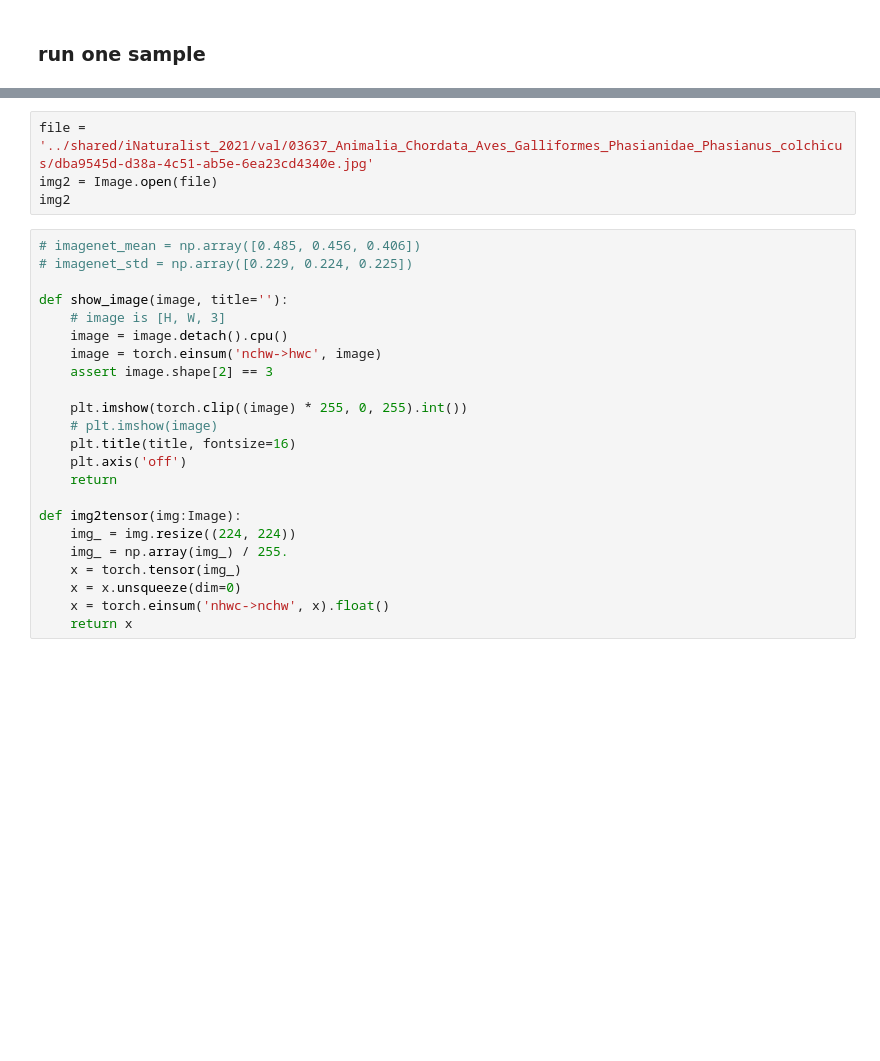
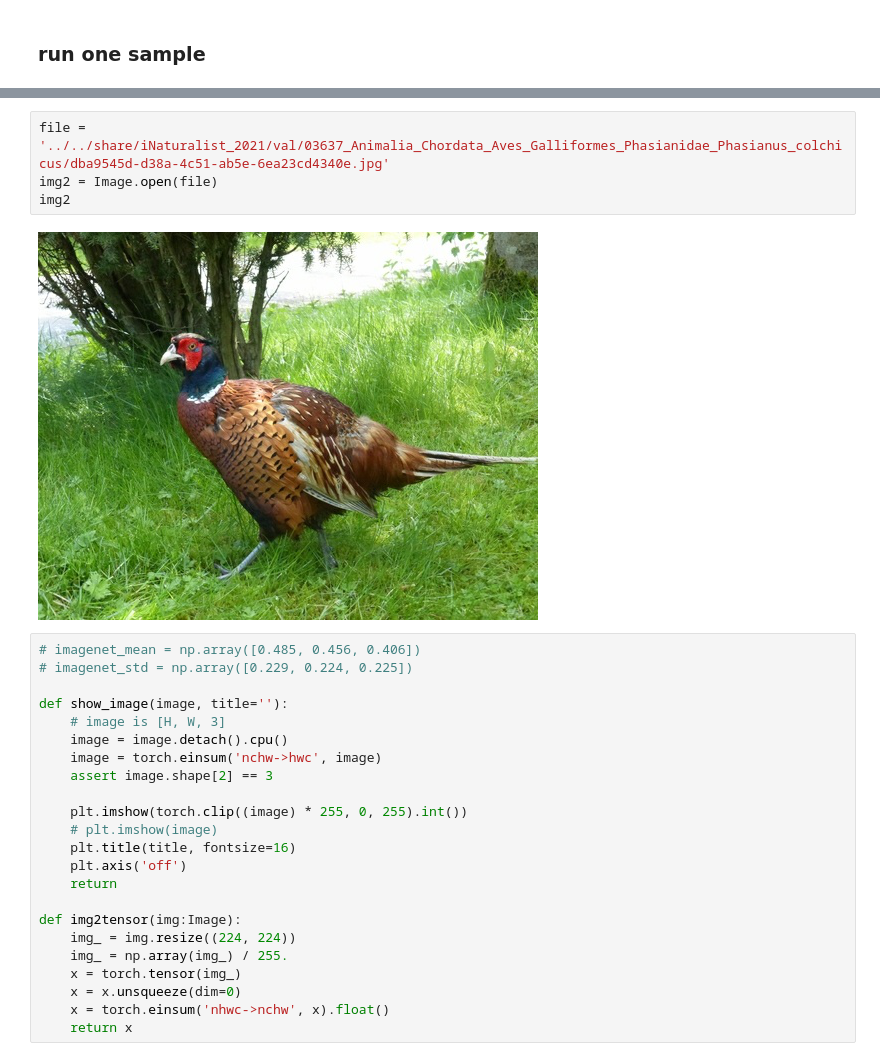
Before and after one commit to YunghuiHsu/ebird_project, a Jupyter notebook: mae/visual_mae.ipynb, the cells around one changed output, grey strips where cells are left out. Cells and saved outputs as stored; diff of their text form; blank space fills up the shorter version.

```diff
--- a/mae/visual_mae.ipynb
+++ b/mae/visual_mae.ipynb
@@ -709,7 +716,9 @@ img
 # %%
-file = '../shared/iNaturalist_2021/val/03637_Animalia_Chordata_Aves_Galliformes_Phasianidae_Phasianus_colchicus/dba9545d-d38a-4c51-ab5e-6ea23cd4340e.jpg'
+file = '../../share/iNaturalist_2021/val/03637_Animalia_Chordata_Aves_Galliformes_Phasianidae_Phasianus_colchicus/dba9545d-d38a-4c51-ab5e-6ea23cd4340e.jpg'
 img2 = Image.open(file)
 img2
+# %% [output]
+[figure, added]
 # %%
 # imagenet_mean = np.array([0.485, 0.456, 0.406])
 # imagenet_std = np.array([0.229, 0.224, 0.225])
```
Also changed, not shown: parts of 27 cells of this notebook.
